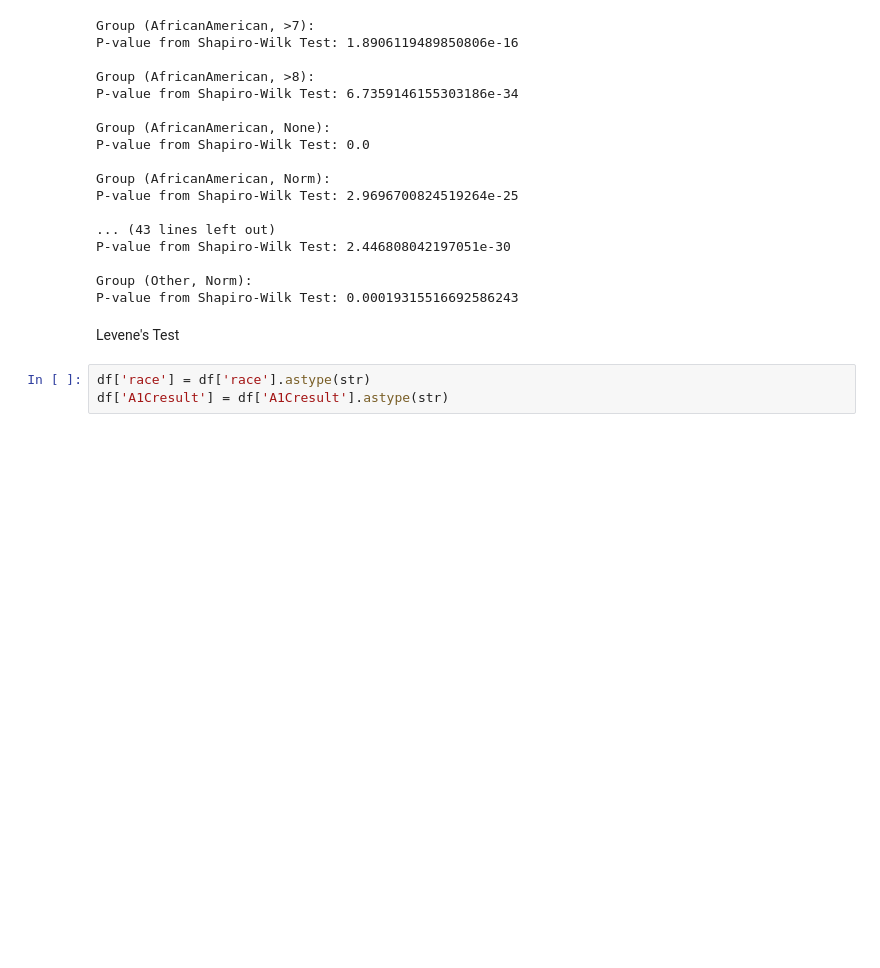
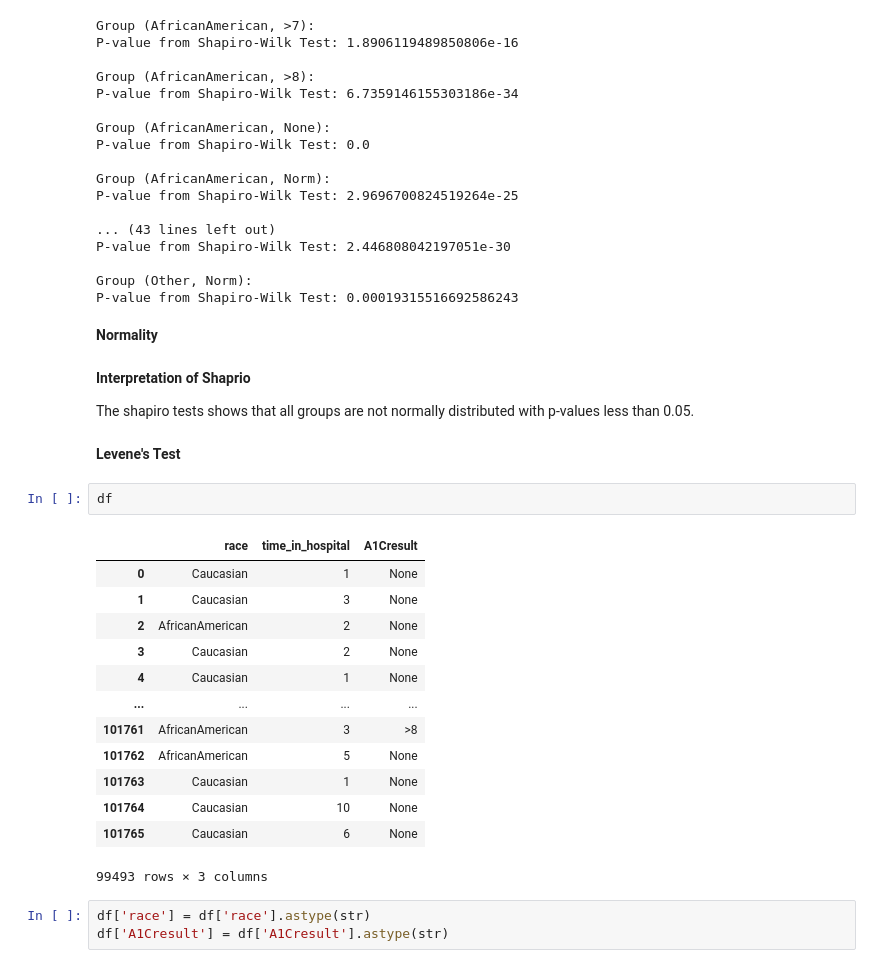
Before and after one commit to kkettip/datasci_6_anova, a Jupyter notebook: datasci_6_anova.ipynb, the cells around one changed output. Drawn from its saved outputs; the diff is of its cells as text; blank space fills up the shorter version.

```diff
--- a/datasci_6_anova.ipynb
+++ b/datasci_6_anova.ipynb
@@ -255,8 +167,30 @@ P-value from Shapiro-Wilk Test: 2.446808042197051e-30
 
 Group (Other, Norm):
 P-value from Shapiro-Wilk Test: 0.00019315516692586243
+# %% [markdown]
+**Normality**
+# %% [markdown]
+**Interpretation of Shaprio**
+
+The shapiro tests shows that all groups are not normally distributed with p-values less than 0.05.
 # %% [markdown]
-Levene's Test
+**Levene's Test**
+# %%
+df
+# %% [output]
+|  | race | time_in_hospital | A1Cresult |
+| 0 | Caucasian | 1 | None |
+| 1 | Caucasian | 3 | None |
+| 2 | AfricanAmerican | 2 | None |
+| 3 | Caucasian | 2 | None |
+| 4 | Caucasian | 1 | None |
+| ... | ... | ... | ... |
+| 101761 | AfricanAmerican | 3 | >8 |
+| 101762 | AfricanAmerican | 5 | None |
+| 101763 | Caucasian | 1 | None |
+| 101764 | Caucasian | 10 | None |
+| 101765 | Caucasian | 6 | None |
+99493 rows × 3 columns
 # %%
 df['race'] = df['race'].astype(str)
 df['A1Cresult'] = df['A1Cresult'].astype(str)
```
Also changed, not shown: parts of 16 cells of this notebook.
